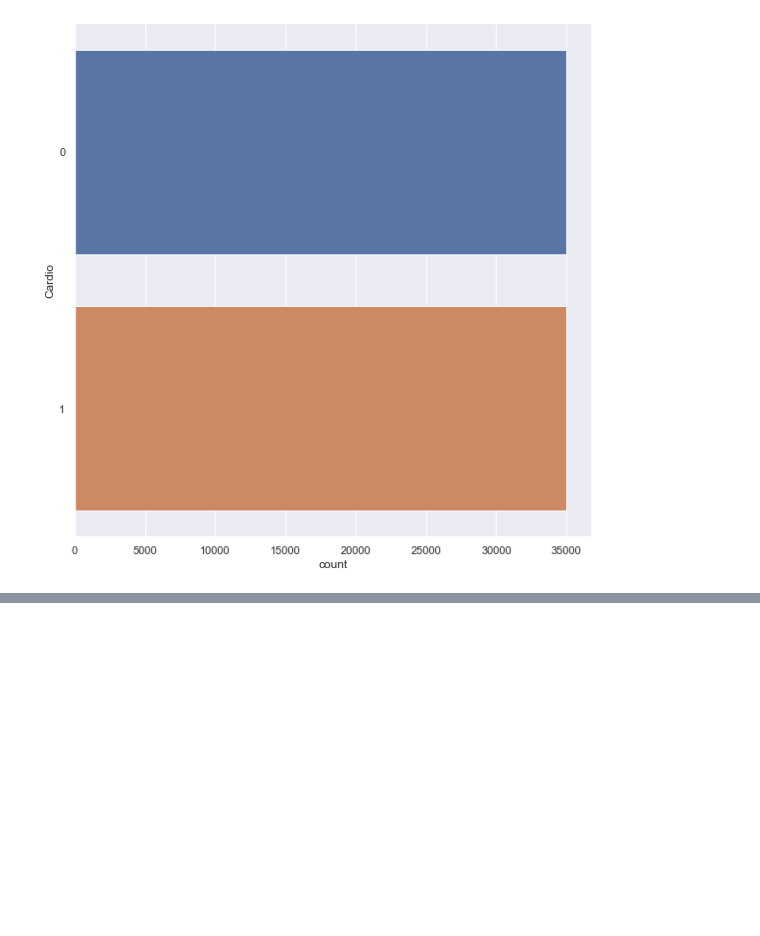
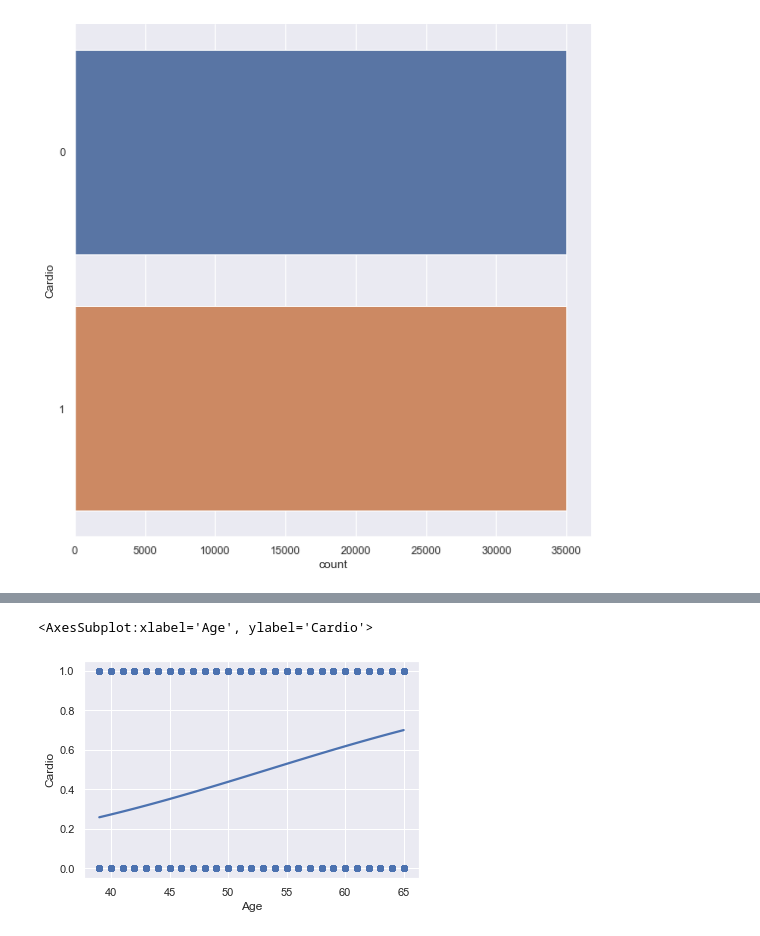
Before and after one commit to timothy-lew/dsai_mini_project, a Jupyter notebook: main.ipynb, the cells around one changed output, grey strips where cells are left out. Cells and saved outputs as stored; diff of their text form; code cells hidden in the pictures; blank space fills up the shorter version.

```diff
--- a/main.ipynb
+++ b/main.ipynb
@@ -225,0 +188,5 @@ Mean Squared Error (MSE)        : 2791.9885246881645
+# %%
+sb.regplot(x=X_test['Age'], y=y_test, data=numeric_DF, logistic=True, ci=None)
+# %% [output]
+<AxesSubplot:xlabel='Age', ylabel='Cardio'>
+[figure, added]
```
Also changed, not shown: parts of 12 cells of this notebook.
